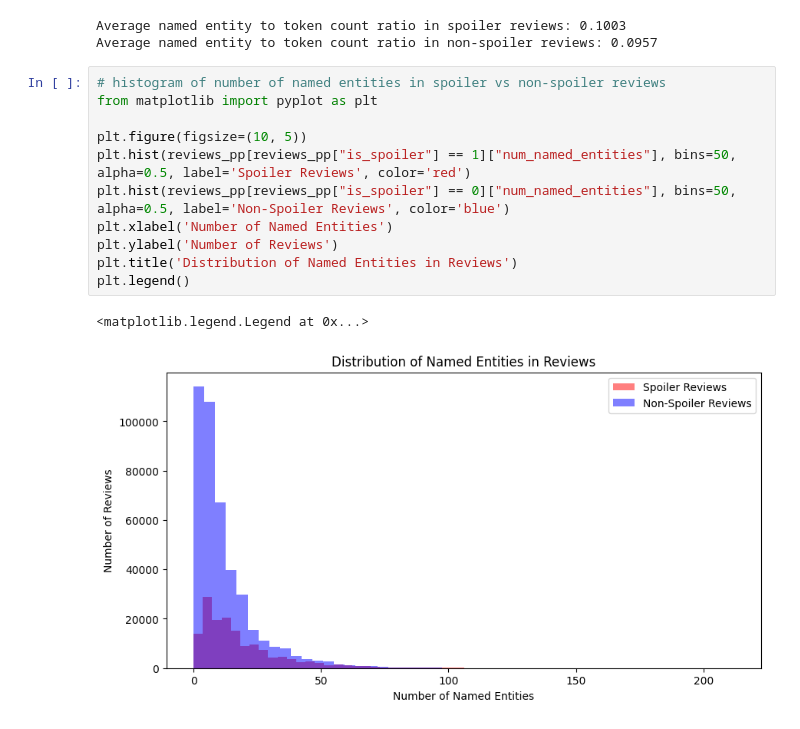
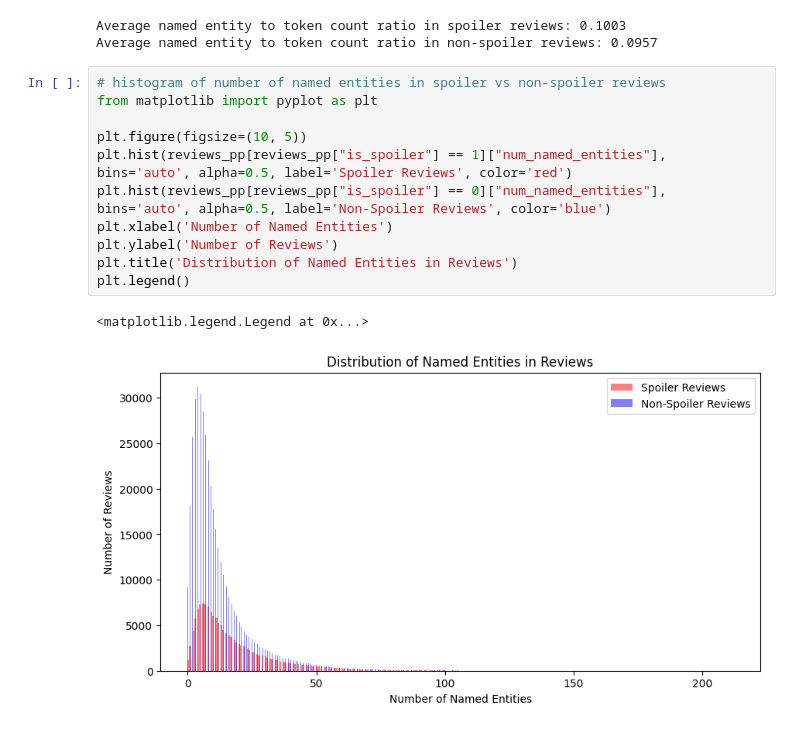
Before and after one commit to ayshmnmm/plot-protector, a Jupyter notebook: notebooks/01_eda.ipynb, the cells around one changed output. Saved outputs shown, nothing was run; the diff lists cells and outputs as text.

```diff
--- a/notebooks/01_eda.ipynb
+++ b/notebooks/01_eda.ipynb
@@ -348,14 +614,14 @@ Average named entity to token count ratio in non-spoiler reviews: 0.0957
 # %%
 # histogram of number of named entities in spoiler vs non-spoiler reviews
 from matplotlib import pyplot as plt
 
 plt.figure(figsize=(10, 5))
-plt.hist(reviews_pp[reviews_pp["is_spoiler"] == 1]["num_named_entities"], bins=50, alpha=0.5, label='Spoiler Reviews', color='red')
-plt.hist(reviews_pp[reviews_pp["is_spoiler"] == 0]["num_named_entities"], bins=50, alpha=0.5, label='Non-Spoiler Reviews', color='blue')
+plt.hist(reviews_pp[reviews_pp["is_spoiler"] == 1]["num_named_entities"], bins='auto', alpha=0.5, label='Spoiler Reviews', color='red')
+plt.hist(reviews_pp[reviews_pp["is_spoiler"] == 0]["num_named_entities"], bins='auto', alpha=0.5, label='Non-Spoiler Reviews', color='blue')
 plt.xlabel('Number of Named Entities')
 plt.ylabel('Number of Reviews')
 plt.title('Distribution of Named Entities in Reviews')
 plt.legend()
 # %% [output]
 <matplotlib.legend.Legend at 0x...>
-[figure, old version]
+[figure, new version]
```
Also changed, not shown: parts of 31 cells of this notebook.
